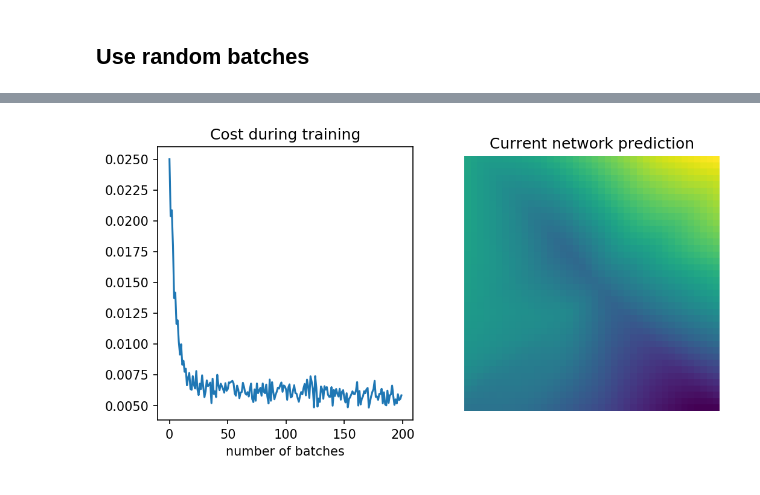
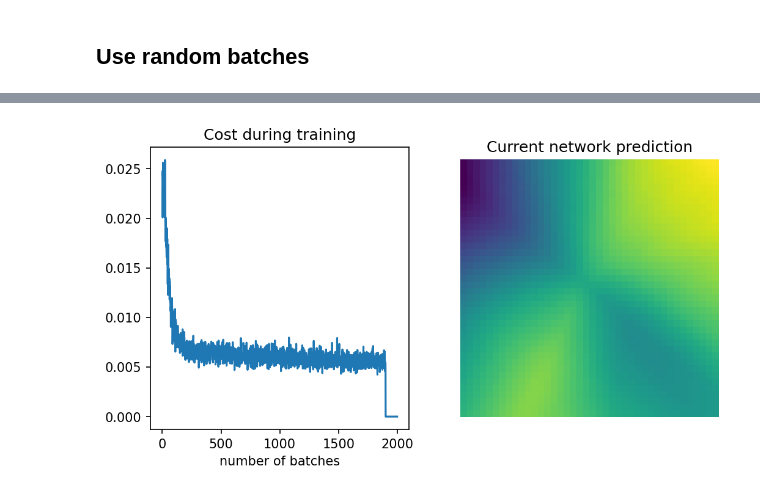
Before and after one commit to nichol77/mlForPhysicists, a Jupyter notebook: Week2/Week2_BackPropagation.ipynb, the cells around one changed output, grey strips where cells are left out. Saved outputs shown, nothing was run; the diff lists cells and outputs as text; code cells hidden in the pictures.

```diff
--- a/Week2/Week2_BackPropagation.ipynb
+++ b/Week2/Week2_BackPropagation.ipynb
@@ -247,30 +247,33 @@ myNN=SimpleNN(nLayers=2,nBatch=100,layerSize=[2,100,1],useRELU=True,wMax=0.1,bMa
 # %%
 # import functions for updating display
 # (simple animation)
 from IPython.display import clear_output
 from time import sleep
 
 eta=0.01 # learning rate
-nsteps=200
-
+nsteps=2000  #Number of steps in the training
+updateEvery=100  #Only update the plot every 100 steps (just to speed things up)
 costs=np.zeros(nsteps)
 for j in range(nsteps):
-    clear_output(wait=True)
-    fig,ax=plt.subplots(ncols=2,nrows=1,figsize=(8,4)) # prepare figure
-    ax[1].axis('off') # no axes
 
-    # the crucial lines:
+     # the crucial lines:
     y_in,y_target=make_batch(myNN.batchsize) # random samples (points in 2D)
     costs[j]=myNN.train_network(y_in,y_target,eta) # train network (one step, on this batch)
-    testoutput=myNN.network_forward(testsample) # check the new network output in the plane
 
-    img=ax[1].imshow(np.reshape(testoutput,np.shape(X0)),interpolation='nearest',origin='lower') # plot image
-    ax[0].plot(costs)
+    if j%updateEvery ==0:
+        clear_output(wait=True)
+        fig,ax=plt.subplots(ncols=2,nrows=1,figsize=(8,4)) # prepare figure
+        ax[1].axis('off') # no axes
 
-    ax[0].set_title("Cost during training")
-    ax[0].set_xlabel("number of batches")
-    ax[1].set_title("Current network prediction")
-    plt.show()
-    #sleep(0.1)
+
+        testoutput=myNN.network_forward(testsample) # check the new network output in the plane
+        img=ax[1].imshow(np.reshape(testoutput,np.shape(X0)),interpolation='nearest',origin='lower') # plot image
+        ax[0].plot(costs)
+
+        ax[0].set_title("Cost during training")
+        ax[0].set_xlabel("number of batches")
+        ax[1].set_title("Current network prediction")
+        plt.show()
+        #sleep(0.1)
 # %% [output]
-[figure, old version]
+[figure, new version]
```
Also changed, not shown: parts of 7 cells of this notebook.
